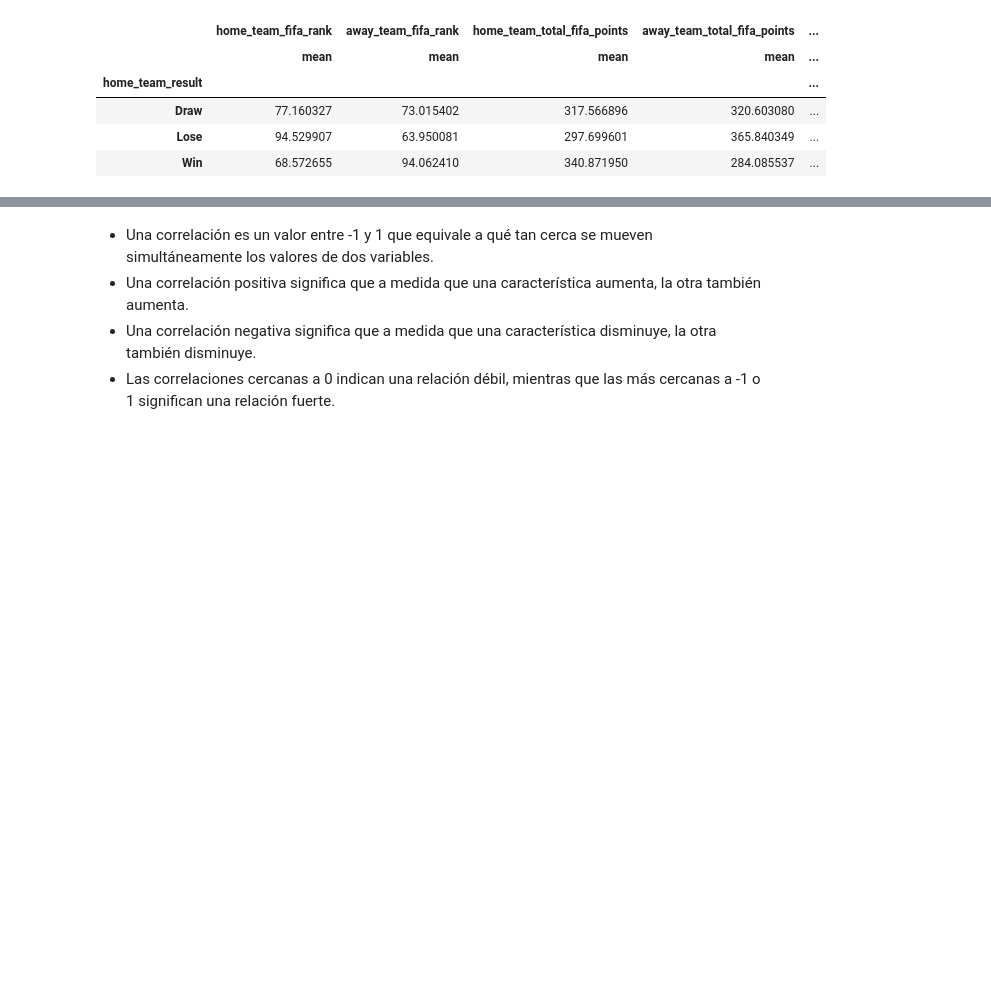
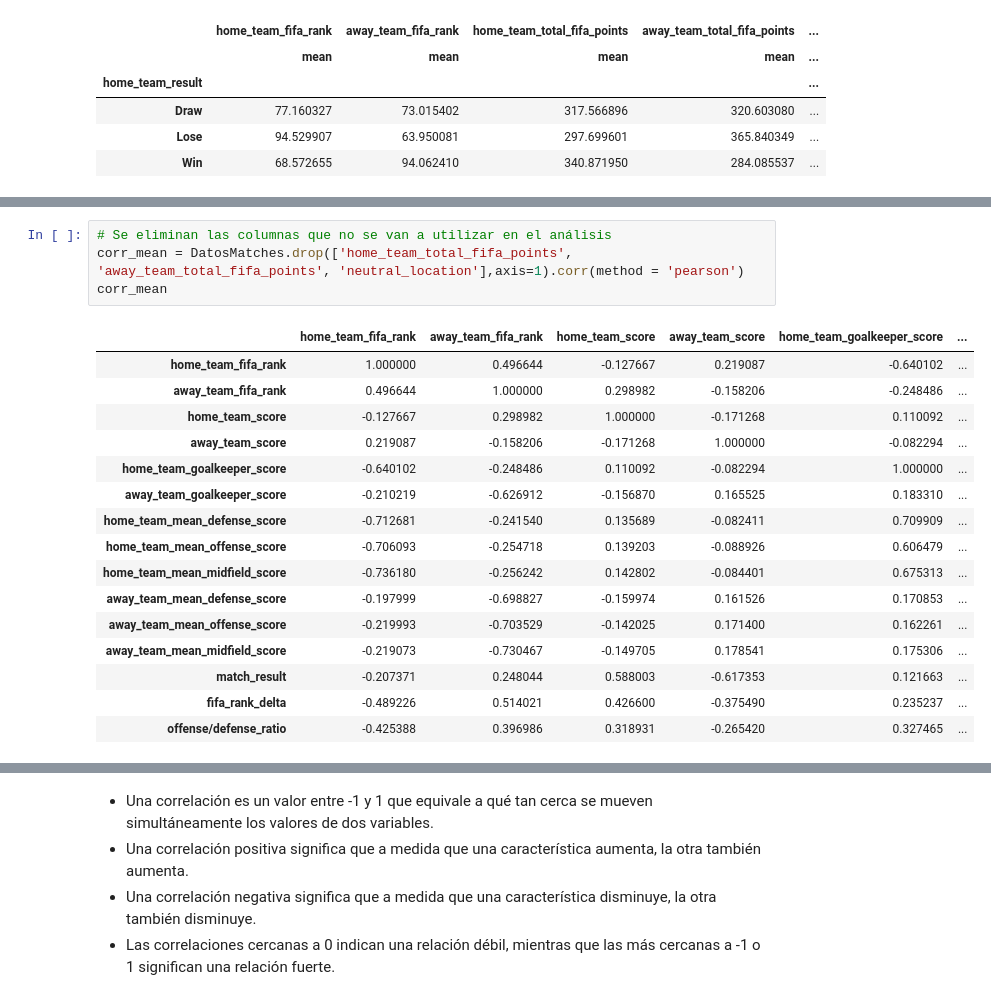
Before and after one commit to OscarCasasolaGarcia/Practicas, a Jupyter notebook: 1EDA/MD_Tarea2_EDA.ipynb, the cells around one changed output, grey strips where cells are left out. Saved outputs shown, nothing was run; the diff lists cells and outputs as text; blank space fills up the shorter version.

```diff
--- a/1EDA/MD_Tarea2_EDA.ipynb
+++ b/1EDA/MD_Tarea2_EDA.ipynb
@@ -361,2 +355,23 @@ DatosMatches.corr(method='pearson') #Por defecto, el método utilizado es el de
+# %%
+# Se eliminan las columnas que no se van a utilizar en el análisis
+corr_mean = DatosMatches.drop(['home_team_total_fifa_points', 'away_team_total_fifa_points', 'neutral_location'],axis=1).corr(method = 'pearson')
+corr_mean
+# %% [output]
+|  | home_team_fifa_rank | away_team_fifa_rank | home_team_score | away_team_score | home_team_goalkeeper_score | ... |
+| home_team_fifa_rank | 1.000000 | 0.496644 | -0.127667 | 0.219087 | -0.640102 | ... |
+| away_team_fifa_rank | 0.496644 | 1.000000 | 0.298982 | -0.158206 | -0.248486 | ... |
+| home_team_score | -0.127667 | 0.298982 | 1.000000 | -0.171268 | 0.110092 | ... |
+| away_team_score | 0.219087 | -0.158206 | -0.171268 | 1.000000 | -0.082294 | ... |
+| home_team_goalkeeper_score | -0.640102 | -0.248486 | 0.110092 | -0.082294 | 1.000000 | ... |
+| away_team_goalkeeper_score | -0.210219 | -0.626912 | -0.156870 | 0.165525 | 0.183310 | ... |
+| home_team_mean_defense_score | -0.712681 | -0.241540 | 0.135689 | -0.082411 | 0.709909 | ... |
+| home_team_mean_offense_score | -0.706093 | -0.254718 | 0.139203 | -0.088926 | 0.606479 | ... |
+| home_team_mean_midfield_score | -0.736180 | -0.256242 | 0.142802 | -0.084401 | 0.675313 | ... |
+| away_team_mean_defense_score | -0.197999 | -0.698827 | -0.159974 | 0.161526 | 0.170853 | ... |
+| away_team_mean_offense_score | -0.219993 | -0.703529 | -0.142025 | 0.171400 | 0.162261 | ... |
+| away_team_mean_midfield_score | -0.219073 | -0.730467 | -0.149705 | 0.178541 | 0.175306 | ... |
+| match_result | -0.207371 | 0.248044 | 0.588003 | -0.617353 | 0.121663 | ... |
+| fifa_rank_delta | -0.489226 | 0.514021 | 0.426600 | -0.375490 | 0.235237 | ... |
+| offense/defense_ratio | -0.425388 | 0.396986 | 0.318931 | -0.265420 | 0.327465 | ... |
 # %%
 plt.figure(figsize=(14,7))
```
Also changed, not shown: parts of 7 cells of this notebook, 7 other files.
